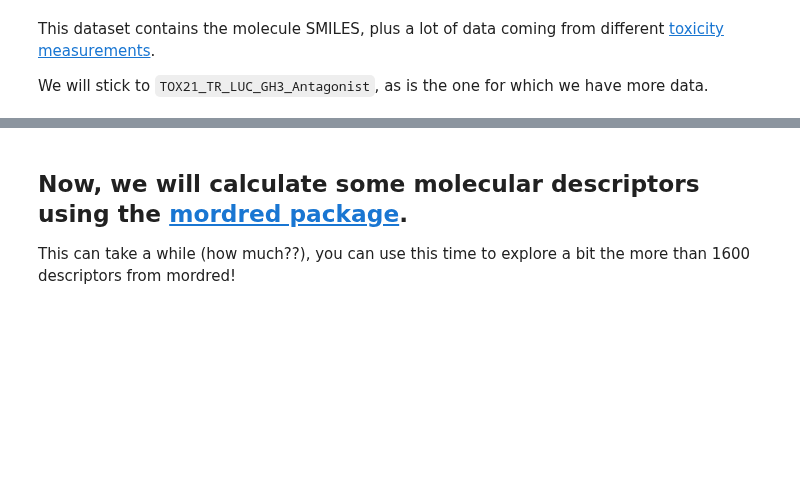
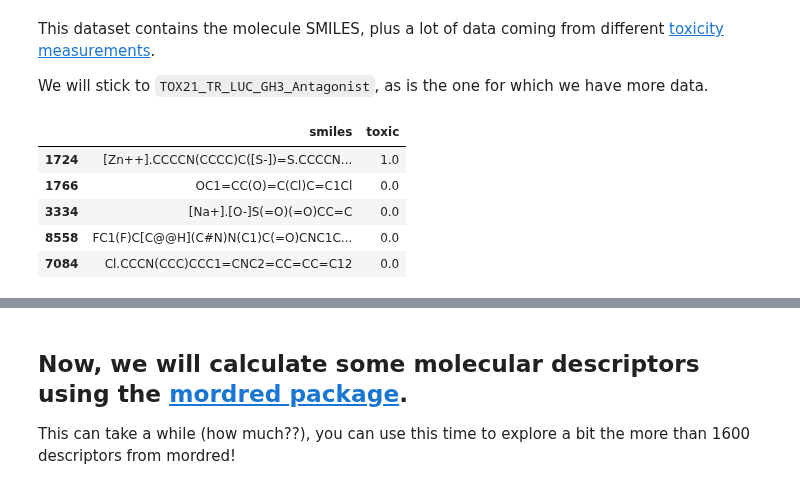
Before and after one commit to schwallergroup/ai4chem_course, a Jupyter notebook: notebooks/02 - Supervised Learning/training_and_evaluating_ml_models.ipynb, the cells around one changed output, grey strips where cells are left out. Drawn from its saved outputs; the diff is of its cells as text; code cells hidden in the pictures; blank space fills up the shorter version.

```diff
--- a/notebooks/02 - Supervised Learning/training_and_evaluating_ml_models.ipynb
+++ b/notebooks/02 - Supervised Learning/training_and_evaluating_ml_models.ipynb
@@ -325,7 +365,14 @@ We will stick to `TOX21_TR_LUC_GH3_Antagonist`, as is the one for which we have
 # %%
 df_tox = df_toxicity.loc[:,["smiles","TOX21_TR_LUC_GH3_Antagonist"]].dropna()
 df_tox.columns = ["smiles", "toxic"]
-df_tox.head()
+df_tox.sample(5)
+# %% [output]
+|  | smiles | toxic |
+| 1724 | [Zn++].CCCCN(CCCC)C([S-])=S.CCCCN... | 1.0 |
+| 1766 | OC1=CC(O)=C(Cl)C=C1Cl | 0.0 |
+| 3334 | [Na+].[O-]S(=O)(=O)CC=C | 0.0 |
+| 8558 | FC1(F)C[C@@H](C#N)N(C1)C(=O)CNC1C... | 0.0 |
+| 7084 | Cl.CCCN(CCC)CCC1=CNC2=CC=CC=C12 | 0.0 |
 # %%
 from rdkit import Chem
 from rdkit.Chem import Draw
```
Also changed, not shown: parts of 49 cells of this notebook, 1 other file.
